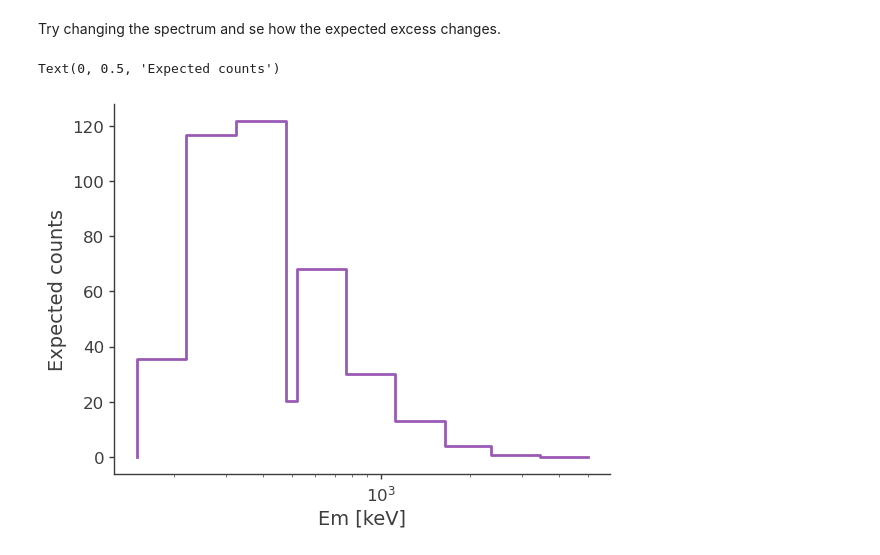
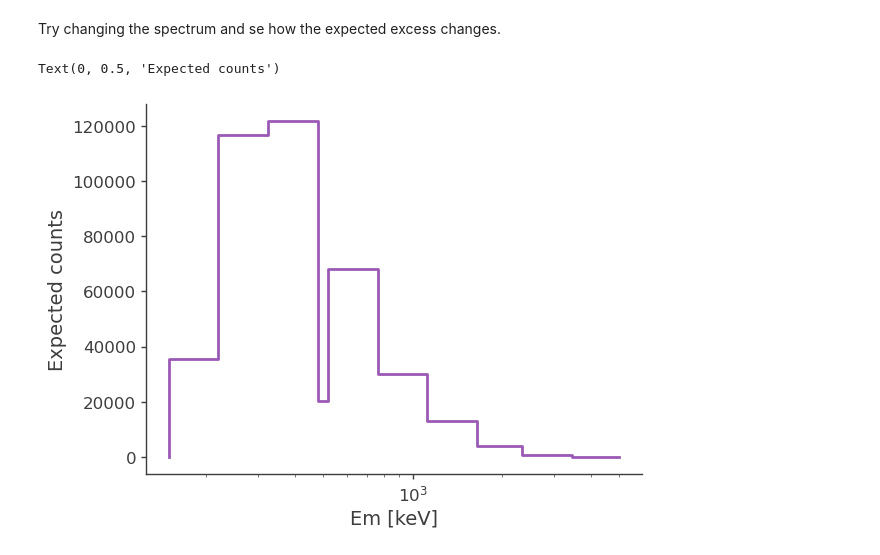
Before and after one commit to cositools/cosipy, a Jupyter notebook: docs/tutorials/DetectorResponse.ipynb, the cells around one changed output. Saved outputs shown, nothing was run; the diff lists cells and outputs as text; code cells hidden in the pictures.

```diff
--- a/docs/tutorials/DetectorResponse.ipynb
+++ b/docs/tutorials/DetectorResponse.ipynb
@@ -216,21 +199,20 @@ Text(0, 0.5, 'Expected counts')
 Try changing the spectrum and se how the expected excess changes.
 # %%
 index = -3
-K = 10**-3 / u.cm / u.cm / u.s / u.keV,
+K = 10**-3 / u.cm / u.cm / u.s / u.keV
 piv = 100 * u.keV
 
 spectrum = Powerlaw()
-spectrum.index.value = index / Quantity(index).unit
-spectrum.K.value = Quantity(K) / Quantity(K).unit
-spectrum.piv.value = Quantity(piv) / Quantity(piv).unit
-spectrum.K.unit = Quantity(K).unit
-spectrum.piv.unit = Quantity(piv).unit
+spectrum.index.value = index
+spectrum.piv.value = piv.value
+spectrum.K.unit = K.unit
+spectrum.piv.unit = piv.unit
 
 expectation = psr.get_expectation(spectrum)
 
 ax, plot = expectation.project('Em').plot()
 
 ax.set_ylabel('Expected counts')
 # %% [output]
 Text(0, 0.5, 'Expected counts')
-[figure, old version]
+[figure, new version]
```
Also changed, not shown: parts of 2 cells of this notebook, 9 other files.
